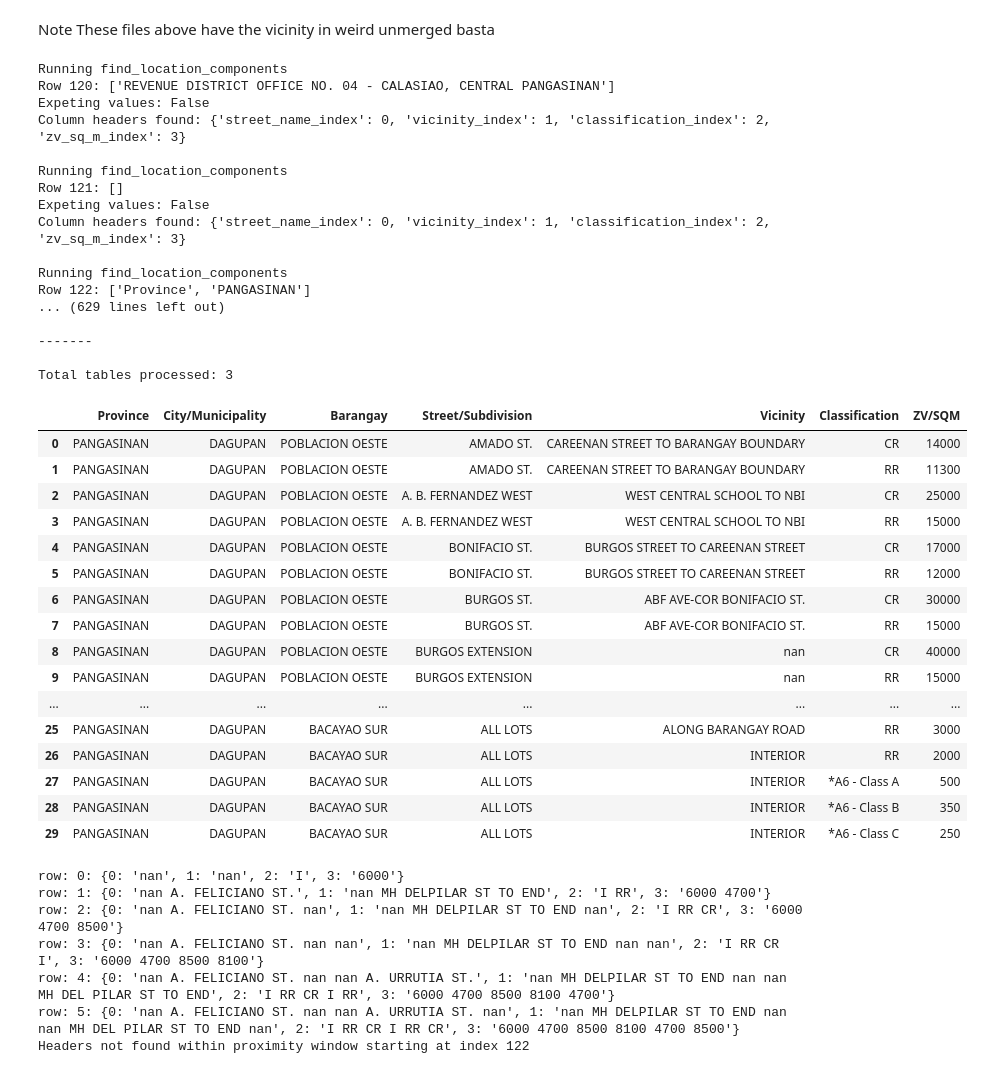
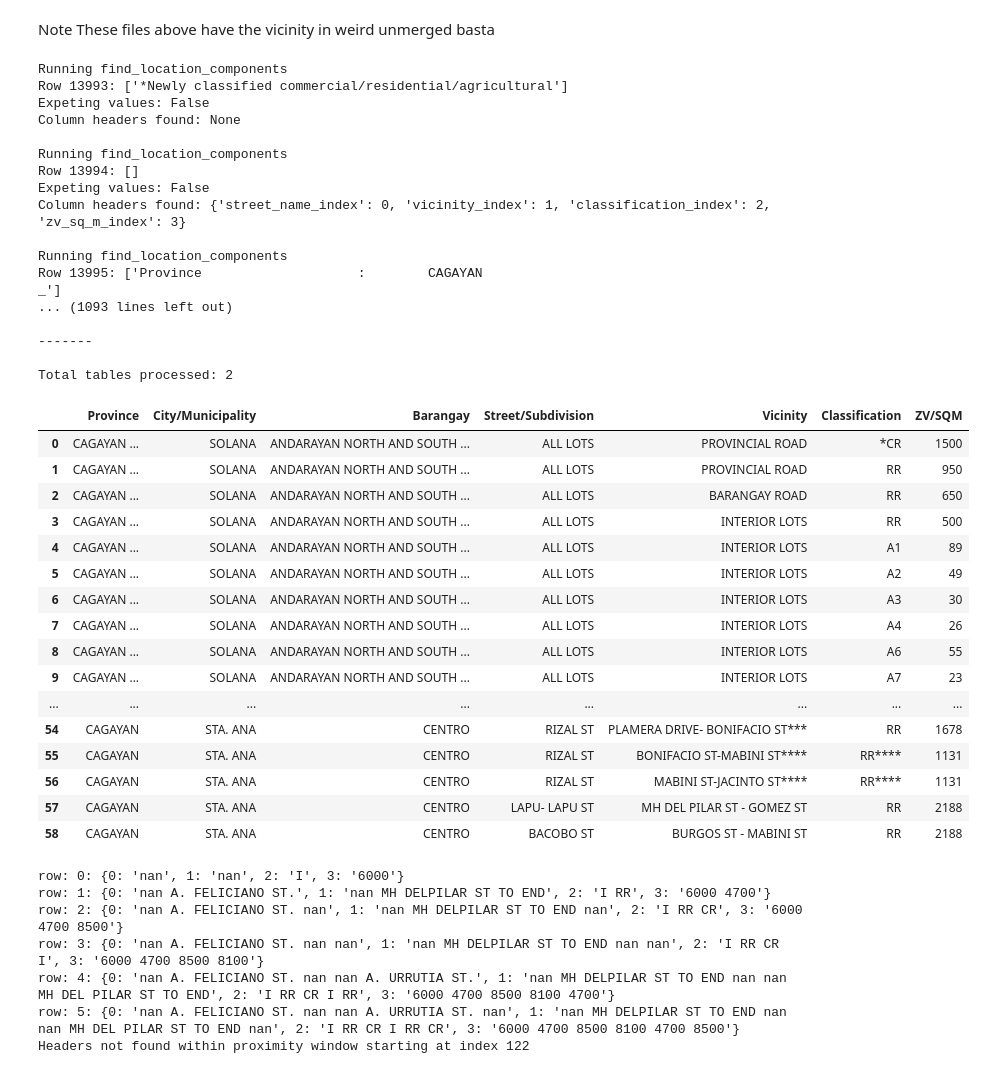
Before and after one commit to lansantuyo/bir-zl-scraping, a Jupyter notebook: Updated Scraper.ipynb, the cells around one changed output. Saved outputs shown, nothing was run; the diff lists cells and outputs as text; code cells hidden in the pictures.

```diff
--- a/Updated Scraper.ipynb
+++ b/Updated Scraper.ipynb
@@ -481,7 +481,7 @@ def find_location_components(df, index, proximity_window=5, current_province=Non
         # Original logic for separate labels
         else:
             # Check for Province
-            province = extract_value(r"Province\s*[:\s]?\s*(.*)", combined_current_row)
+            province = extract_value(r"Province\s*(?::|\s|of)?\s*(.*)", combined_current_row)
             if province:
                 current_province = clean_value(province)
                 found_any = True
@@ -987,7 +985,7 @@ Updated_RDO No. 63 - Calapan City,  Oriental Mindoro
 # %% [markdown]
 Note These files above have the vicinity in weird unmerged basta
 # %%
-file = 'RDO No. 4 - Calasiao, Central Pangasinan.xls'
+file = 'RDO No. 13 - Tuguegarao City, Cagayan.xls'
 test = pd.ExcelFile(f"data/{file}")
 
 sheet_names = sorted([name for name in test.sheet_names if name.strip().lower().startswith('sheet')], key=lambda name: int(re.search(r'\d+', name).group()))
@@ -995,42 +993,42 @@ last_sheet_name = sheet_names[-1] if sheet_names else None
 
 df = pd.read_excel("data/"+file, sheet_name=last_sheet_name, header=None)
 # %%
-main(df, debug=True, start=120, end=170, debug_location=True, debug_header=False)
+main(df, debug=True, start=13993, end=14070, debug_location=True, debug_header=False)
 # %% [output]
 Running find_location_components
-Row 120: ['REVENUE DISTRICT OFFICE NO. 04 - CALASIAO, CENTRAL PANGASINAN']
+Row 13993: ['*Newly classified commercial/residential/agricultural']
+Expeting values: False
+Column headers found: None
+
+Running find_location_components
+Row 13994: []
 Expeting values: False
 Column headers found: {'street_name_index': 0, 'vicinity_index': 1, 'classification_index': 2, 'zv_sq_m_index': 3}
 
 Running find_location_components
-Row 121: []
-Expeting values: False
-Column headers found: {'street_name_index': 0, 'vicinity_index': 1, 'classification_index': 2, 'zv_sq_m_index': 3}
-
-Running find_location_components
-Row 122: ['Province', 'PANGASINAN']
-... (629 lines left out)
+Row 13995: ['Province                    :        CAGAYAN                                                    _']
+... (1093 lines left out)
 
 -------
 
-Total tables processed: 3
+Total tables processed: 2
 |  | Province | City/Municipality | Barangay | Street/Subdivision | Vicinity | Classification | ZV/SQM |
-| 0 | PANGASINAN | DAGUPAN | POBLACION OESTE | AMADO ST. | CAREENAN STREET TO BARANGAY BOUNDARY | CR | 14000 |
-| 1 | PANGASINAN | DAGUPAN | POBLACION OESTE | AMADO ST. | CAREENAN STREET TO BARANGAY BOUNDARY | RR | 11300 |
-| 2 | PANGASINAN | DAGUPAN | POBLACION OESTE | A. B. FERNANDEZ WEST | WEST CENTRAL SCHOOL TO NBI | CR | 25000 |
-| 3 | PANGASINAN | DAGUPAN | POBLACION OESTE | A. B. FERNANDEZ WEST | WEST CENTRAL SCHOOL TO NBI | RR | 15000 |
-| 4 | PANGASINAN | DAGUPAN | POBLACION OESTE | BONIFACIO ST. | BURGOS STREET TO CAREENAN STREET | CR | 17000 |
-| 5 | PANGASINAN | DAGUPAN | POBLACION OESTE | BONIFACIO ST. | BURGOS STREET TO CAREENAN STREET | RR | 12000 |
-| 6 | PANGASINAN | DAGUPAN | POBLACION OESTE | BURGOS ST. | ABF AVE-COR BONIFACIO ST. | CR | 30000 |
-| 7 | PANGASINAN | DAGUPAN | POBLACION OESTE | BURGOS ST. | ABF AVE-COR BONIFACIO ST. | RR | 15000 |
-| 8 | PANGASINAN | DAGUPAN | POBLACION OESTE | BURGOS EXTENSION | nan | CR | 40000 |
-| 9 | PANGASINAN | DAGUPAN | POBLACION OESTE | BURGOS EXTENSION | nan | RR | 15000 |
+| 0 | CAGAYAN ... | SOLANA | ANDARAYAN NORTH AND SOUTH ... | ALL LOTS | PROVINCIAL ROAD | *CR | 1500 |
+| 1 | CAGAYAN ... | SOLANA | ANDARAYAN NORTH AND SOUTH ... | ALL LOTS | PROVINCIAL ROAD | RR | 950 |
+| 2 | CAGAYAN ... | SOLANA | ANDARAYAN NORTH AND SOUTH ... | ALL LOTS | BARANGAY ROAD | RR | 650 |
+| 3 | CAGAYAN ... | SOLANA | ANDARAYAN NORTH AND SOUTH ... | ALL LOTS | INTERIOR LOTS | RR | 500 |
+| 4 | CAGAYAN ... | SOLANA | ANDARAYAN NORTH AND SOUTH ... | ALL LOTS | INTERIOR LOTS | A1 | 89 |
+| 5 | CAGAYAN ... | SOLANA | ANDARAYAN NORTH AND SOUTH ... | ALL LOTS | INTERIOR LOTS | A2 | 49 |
+| 6 | CAGAYAN ... | SOLANA | ANDARAYAN NORTH AND SOUTH ... | ALL LOTS | INTERIOR LOTS | A3 | 30 |
+| 7 | CAGAYAN ... | SOLANA | ANDARAYAN NORTH AND SOUTH ... | ALL LOTS | INTERIOR LOTS | A4 | 26 |
+| 8 | CAGAYAN ... | SOLANA | ANDARAYAN NORTH AND SOUTH ... | ALL LOTS | INTERIOR LOTS | A6 | 55 |
+| 9 | CAGAYAN ... | SOLANA | ANDARAYAN NORTH AND SOUTH ... | ALL LOTS | INTERIOR LOTS | A7 | 23 |
 | ... | ... | ... | ... | ... | ... | ... | ... |
-| 25 | PANGASINAN | DAGUPAN | BACAYAO SUR | ALL LOTS | ALONG BARANGAY ROAD | RR | 3000 |
-| 26 | PANGASINAN | DAGUPAN | BACAYAO SUR | ALL LOTS | INTERIOR | RR | 2000 |
-| 27 | PANGASINAN | DAGUPAN | BACAYAO SUR | ALL LOTS | INTERIOR | *A6 - Class A | 500 |
-| 28 | PANGASINAN | DAGUPAN | BACAYAO SUR | ALL LOTS | INTERIOR | *A6 - Class B | 350 |
-| 29 | PANGASINAN | DAGUPAN | BACAYAO SUR | ALL LOTS | INTERIOR | *A6 - Class C | 250 |
+| 54 | CAGAYAN | STA. ANA | CENTRO | RIZAL ST | PLAMERA DRIVE- BONIFACIO ST*** | RR | 1678 |
+| 55 | CAGAYAN | STA. ANA | CENTRO | RIZAL ST | BONIFACIO ST-MABINI ST**** | RR**** | 1131 |
+| 56 | CAGAYAN | STA. ANA | CENTRO | RIZAL ST | MABINI ST-JACINTO ST**** | RR**** | 1131 |
+| 57 | CAGAYAN | STA. ANA | CENTRO | LAPU- LAPU ST | MH DEL PILAR ST - GOMEZ ST | RR | 2188 |
+| 58 | CAGAYAN | STA. ANA | CENTRO | BACOBO ST | BURGOS ST - MABINI ST | RR | 2188 |
 # %%
 |find_column_headers(df, 122, debug=True)
 # %% [output]
```
Also changed, not shown: parts of 1 cell of this notebook.
